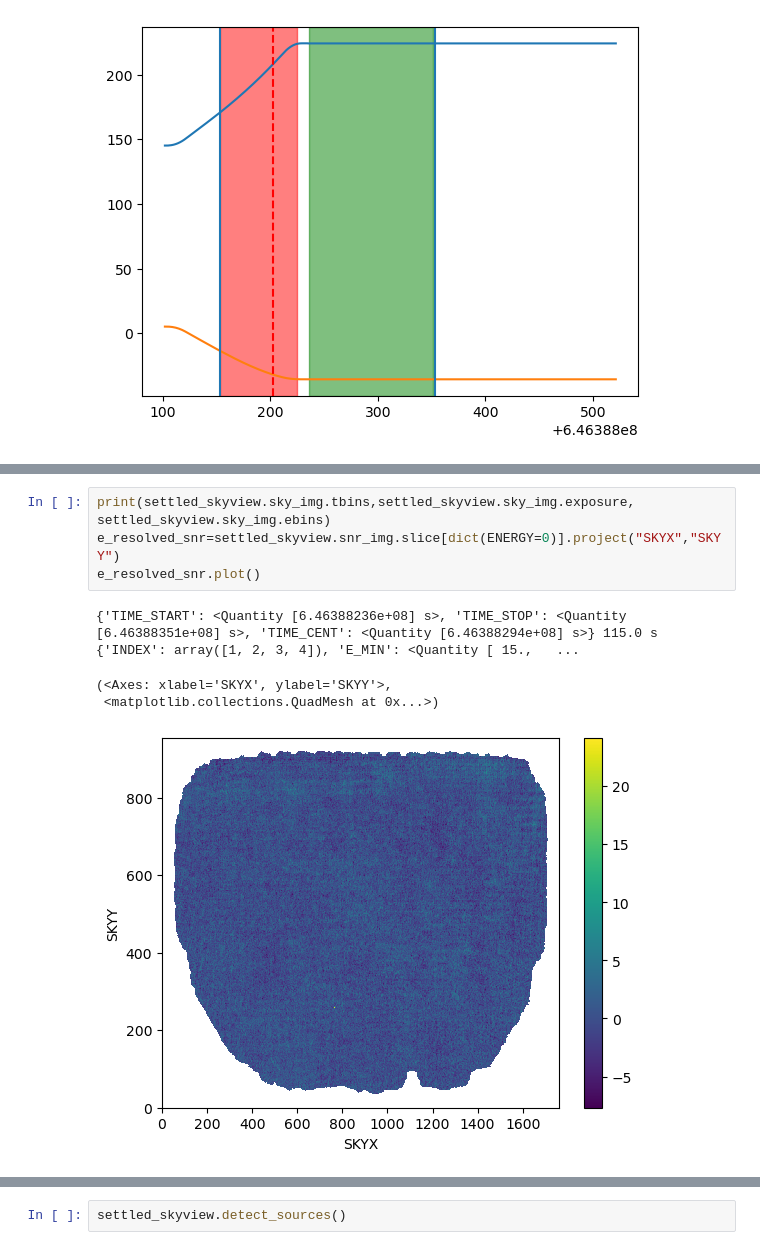
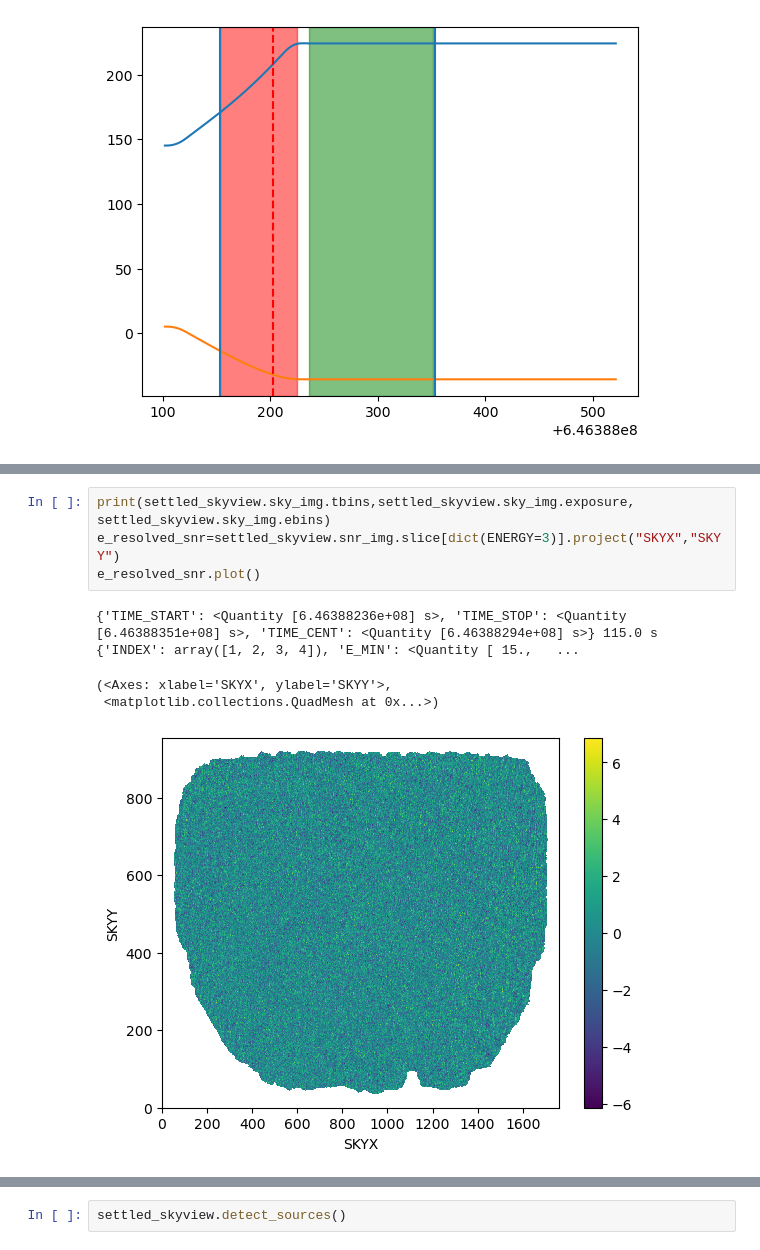
Before and after one commit to parsotat/BatAnalysis, a Jupyter notebook: notebooks/example_image_search_pipeline.ipynb, the cells around one changed output, grey strips where cells are left out. Drawn from its saved outputs; the diff is of its cells as text.

```diff
--- a/notebooks/example_image_search_pipeline.ipynb
+++ b/notebooks/example_image_search_pipeline.ipynb
@@ -85,10 +80,10 @@ Invalid parameter values: MJD-OBS and DATE-OBS are inconsistent.
 Set MJD-END to 59391.346620 from DATE-END'. [astropy.wcs.wcs]
 # %%
 print(settled_skyview.sky_img.tbins,settled_skyview.sky_img.exposure, settled_skyview.sky_img.ebins)
-e_resolved_snr=settled_skyview.snr_img.slice[dict(ENERGY=0)].project("SKYX","SKYY")
+e_resolved_snr=settled_skyview.snr_img.slice[dict(ENERGY=3)].project("SKYX","SKYY")
 e_resolved_snr.plot()
 # %% [output]
 {'TIME_START': <Quantity [6.46388236e+08] s>, 'TIME_STOP': <Quantity [6.46388351e+08] s>, 'TIME_CENT': <Quantity [6.46388294e+08] s>} 115.0 s {'INDEX': array([1, 2, 3, 4]), 'E_MIN': <Quantity [ 15.,   ...
 (<Axes: xlabel='SKYX', ylabel='SKYY'>,
  <matplotlib.collections.QuadMesh at 0x...>)
-[figure, old version]
+[figure, new version]
```
Also changed, not shown: parts of 15 cells of this notebook.
